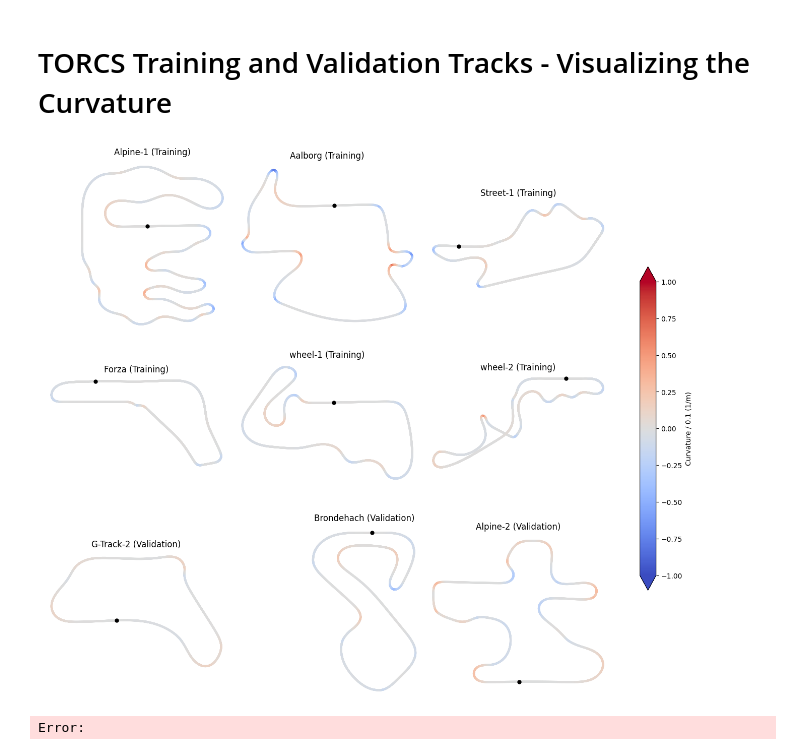
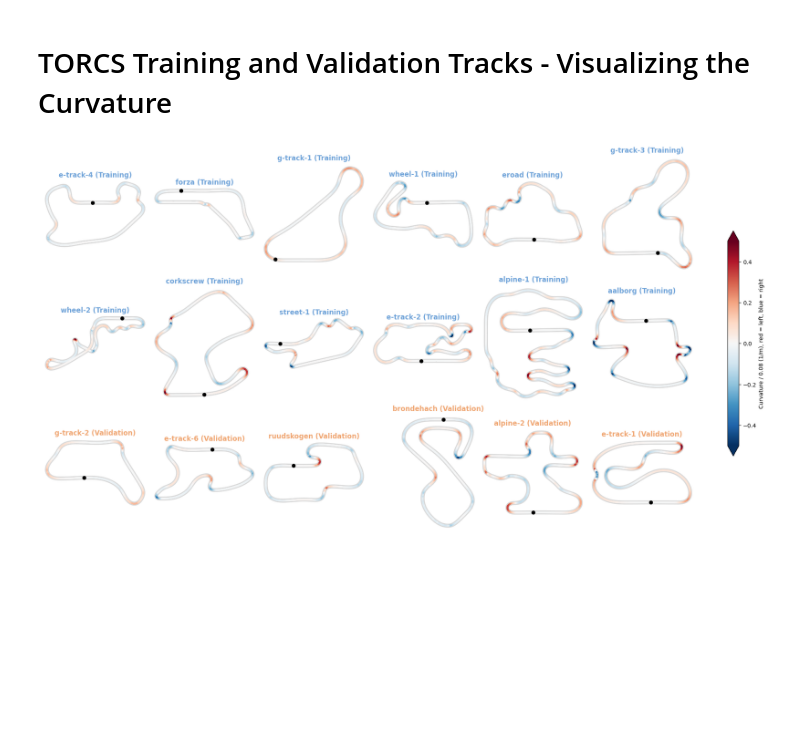
Before and after one commit to raphaelsenn/torcsrl, a Jupyter notebook: curvature.ipynb, the cells around one changed output. Saved outputs shown, nothing was run; the diff lists cells and outputs as text; code cells hidden in the pictures; blank space fills up the shorter version.

```diff
--- a/curvature.ipynb
+++ b/curvature.ipynb
@@ -37,32 +17,42 @@ TRACK_ORDER = [
 # %%
-fig, axes = plt.subplots(nrows=3, ncols=3, figsize=(13, 11), layout="constrained")
-# Curvature is signed (left vs. right turns), so use a diverging map centred at 0
-# and the same scale for every track. Values are normalised by MAX_CURVATURE as in the env.
-norm = TwoSlopeNorm(vmin=-1.0, vcenter=0.0, vmax=1.0)
+n_rows = -(-len(TRACKS) // N_COLS)
+fig, axes = plt.subplots(nrows=n_rows, ncols=N_COLS, figsize=(3 * N_COLS, 3.2 * n_rows), layout="constrained")
+# Curvature is signed (left vs. right turns), so use a diverging map centred at 0 and the same
+# scale for every track. Values are normalised by MAX_CURVATURE as in the env. The scale ends at
+# +-0.5 (25 m radius) so ordinary corners get strong colors; tighter hairpins saturate.
+norm = TwoSlopeNorm(vmin=-0.5, vcenter=0.0, vmax=0.5)
 
-scatter = None
-for track_name, ax in zip(TRACK_ORDER, axes.flat):
-    title = TRACKS[track_name]
-    ax.set_title(title)
+for ax in axes.flat:
     ax.set_aspect("equal")
     ax.axis("off")
+
+lines = None
+for (track_name, split), ax in zip(TRACKS, axes.flat):
+    ax.set_title(f"{track_name} ({split})", color="#6FA3D9" if split == "Training" else "#F0A672", fontweight="semibold")
 
     path = RACING_LINE_DIR / f"{track_name}.csv"
     if not path.exists():
         ax.text(0.5, 0.5, f"missing {path.name}", ha="center", va="center", transform=ax.transAxes)
         continue
 
     line = RacingLineCurvatureMap.from_csv(path)
-    curvature = line.curvature / MAX_CURVATURE
-    scatter = ax.scatter(line.x, line.y, c=curvature, cmap="coolwarm", norm=norm, s=4)
+    points = np.column_stack([line.x, line.y])
+    segments = np.stack([points, np.roll(points, -1, axis=0)], axis=1)   # closed loop
+
+    # Grey track underneath, racing line on top, colored by curvature.
+    ax.plot(*np.vstack([points, points[:1]]).T, color="0.85", lw=7, solid_capstyle="round", zorder=1)
+    lines = LineCollection(segments, cmap="RdBu_r", norm=norm, linewidths=3, capstyle="round", zorder=2)
+    lines.set_array(line.curvature / MAX_CURVATURE)
+    ax.add_collection(lines)
+    ax.autoscale_view()
+
     # Mark the start/finish line.
-    ax.plot(line.x[0], line.y[0], marker="o", color="black", markersize=5)
+    ax.plot(line.x[0], line.y[0], marker="o", color="black", markersize=6, zorder=3)
 
-if scatter is not None:
-    cbar = fig.colorbar(scatter, ax=axes, shrink=0.6, extend="both")
-    cbar.set_label(f"Curvature / {MAX_CURVATURE} (1/m)")
+if lines is not None:
+    cbar = fig.colorbar(lines, ax=axes, shrink=0.6, extend="both")
+    cbar.set_label(f"Curvature / {MAX_CURVATURE} (1/m), red = left, blue = right")
 
 plt.show()
 # %% [output]
-[figure, old version]
+[figure, new version]
-Error:
```
Also changed, not shown: parts of 2 cells of this notebook, 3 other files.
